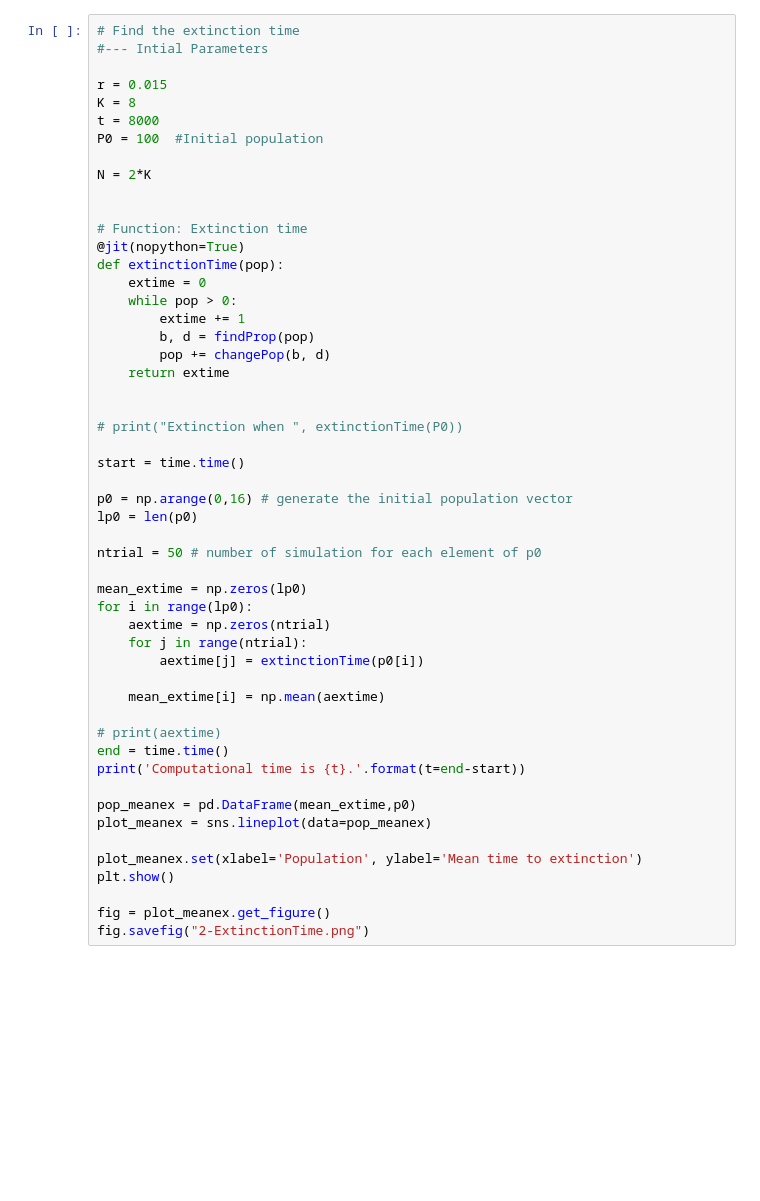
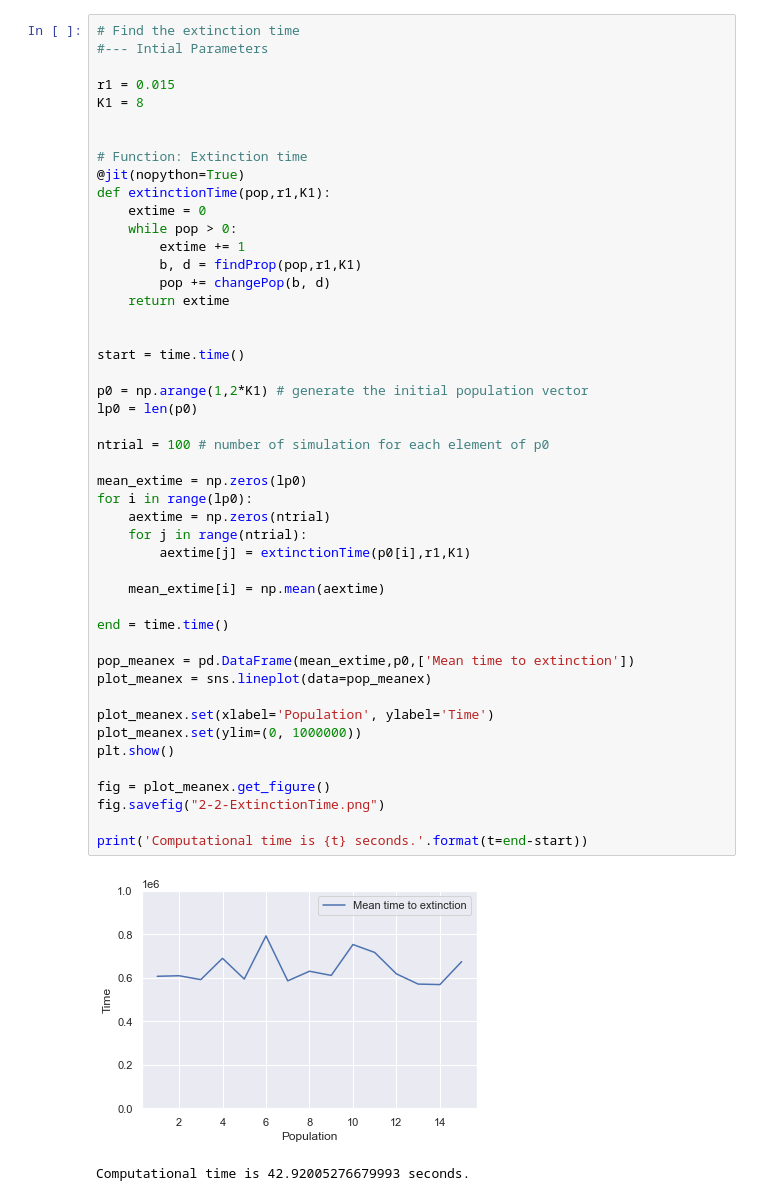
Before and after one commit to trienthuyendang/M6397-StochasticProcesses, a Jupyter notebook: Computational-challenges/CompChallenge2.ipynb, the cells around one changed output. Cells and saved outputs as stored; diff of their text form; blank space fills up the shorter version.

```diff
--- a/Computational-challenges/CompChallenge2.ipynb
+++ b/Computational-challenges/CompChallenge2.ipynb
@@ -101,51 +116,49 @@ fig.savefig("1-2-Histogram.png")
 # Find the extinction time
 #--- Intial Parameters
 
-r = 0.015
-K = 8
-t = 8000
-P0 = 100  #Initial population
-
-N = 2*K
+r1 = 0.015
+K1 = 8
 
 
 # Function: Extinction time
 @jit(nopython=True)
-def extinctionTime(pop):
+def extinctionTime(pop,r1,K1):
     extime = 0
     while pop > 0:
         extime += 1
-        b, d = findProp(pop)
+        b, d = findProp(pop,r1,K1)
         pop += changePop(b, d)
     return extime
 
 
-# print("Extinction when ", extinctionTime(P0))
-
 start = time.time()
 
-p0 = np.arange(0,16) # generate the initial population vector
+p0 = np.arange(1,2*K1) # generate the initial population vector
 lp0 = len(p0)
 
-ntrial = 50 # number of simulation for each element of p0
+ntrial = 100 # number of simulation for each element of p0
 
 mean_extime = np.zeros(lp0)
 for i in range(lp0):
     aextime = np.zeros(ntrial)
     for j in range(ntrial):
-        aextime[j] = extinctionTime(p0[i])
+        aextime[j] = extinctionTime(p0[i],r1,K1)
 
     mean_extime[i] = np.mean(aextime)
 
-# print(aextime)
 end = time.time()
-print('Computational time is {t}.'.format(t=end-start))
 
-pop_meanex = pd.DataFrame(mean_extime,p0)
+pop_meanex = pd.DataFrame(mean_extime,p0,['Mean time to extinction'])
 plot_meanex = sns.lineplot(data=pop_meanex)
 
-plot_meanex.set(xlabel='Population', ylabel='Mean time to extinction')
+plot_meanex.set(xlabel='Population', ylabel='Time')
+plot_meanex.set(ylim=(0, 1000000))
 plt.show()
 
 fig = plot_meanex.get_figure()
-fig.savefig("2-ExtinctionTime.png")
+fig.savefig("2-2-ExtinctionTime.png")
+
+print('Computational time is {t} seconds.'.format(t=end-start))
+# %% [output]
+[figure, added]
+Computational time is 42.92005276679993 seconds.
```
Also changed, not shown: parts of 6 cells of this notebook, 1 other file.
